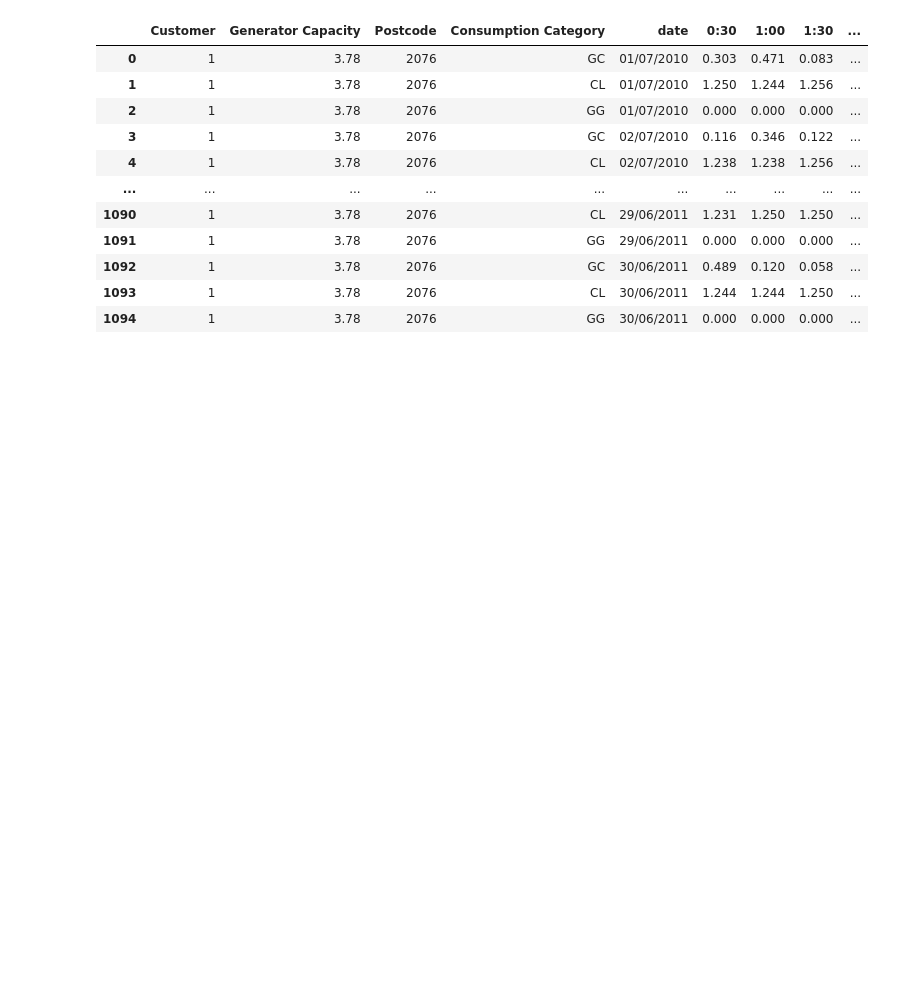
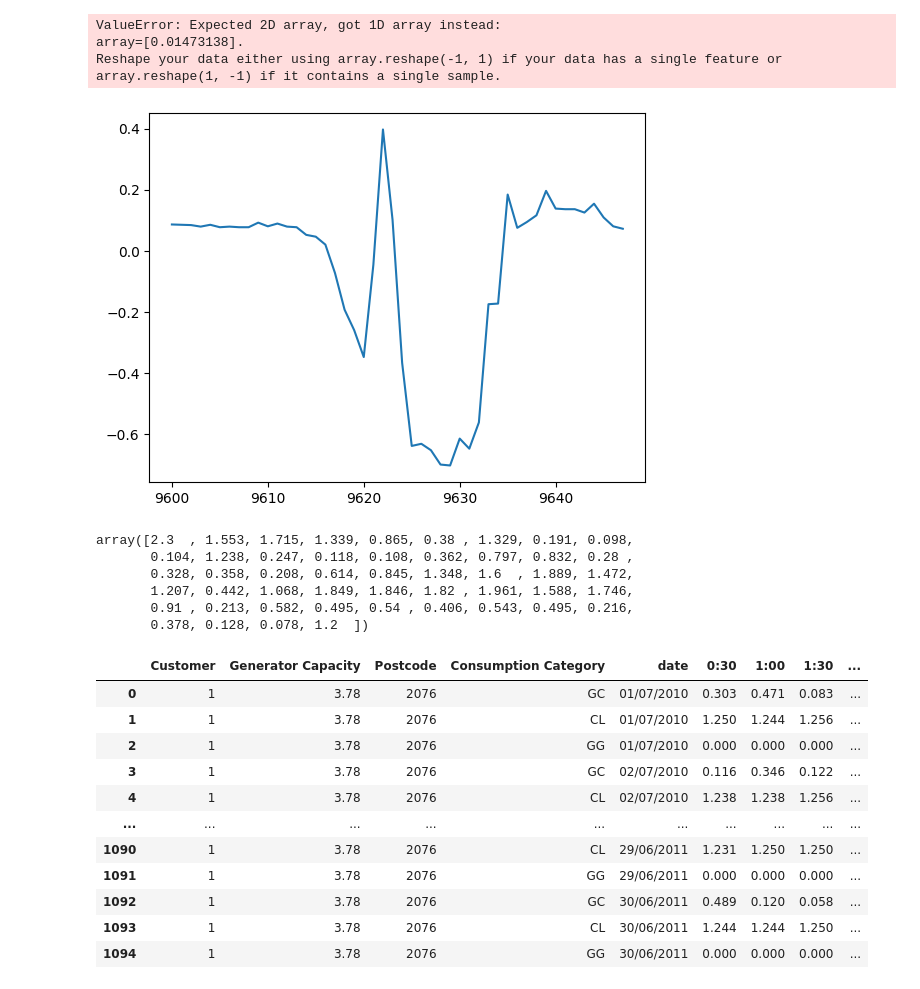
Before and after one commit to JonasSievers/Federated-Reinforcement-Learning-for-Battery-Charging, a Jupyter notebook: src/notebooks/data_visual.ipynb, the cells around one changed output. Drawn from its saved outputs; the diff is of its cells as text; code cells hidden in the pictures; blank space fills up the shorter version.

Commit message:
changed env to test

```diff
--- a/src/notebooks/data_visual.ipynb
+++ b/src/notebooks/data_visual.ipynb
@@ -11,4 +16,4 @@ import utils.dataloader as dataloader
 dfload = dataloader.loadData("../../data/load1011.csv")
 dfprice = dataloader.loadPrice("../../data/price.csv")
 dfmix = dataloader.loadMix("../../data/fuel2021.csv")
-load, pv, price = dataloader.get_customer_data(dfload,dfprice,dfmix,1)
+load, pv, price = dataloader.get_customer_data(dfload,dfprice,dfmix,13)
@@ -35,3 +36,31 @@ load.iloc[1,0]
+# %%
+scaler = preprocessing.MinMaxScaler(feature_range=(0,1))
+scaler2 = preprocessing.MinMaxScaler(feature_range=(0,1))
+test = pd.DataFrame(scaler.fit_transform(price)).iloc[0]
+
+scaler.inverse_transform(test)
+# %% [output]
+ValueError: Expected 2D array, got 1D array instead:
+array=[0.01473138].
+Reshape your data either using array.reshape(-1, 1) if your data has a single feature or array.reshape(1, -1) if it contains a single sample.
+# %%
+plt.plot((load - pv).iloc[9600:9648])
+plt.show()
+# %% [output]
+[figure, added]
+# %%
+
+current_timestep = 0
+test = (load.iloc[current_timestep+1 : current_timestep+25, 0])
+test2 = np.array([2.3])
+np.concatenate(([2.3],test))
+# %% [output]
+array([2.3  , 1.553, 1.715, 1.339, 0.865, 0.38 , 1.329, 0.191, 0.098,
+       0.104, 1.238, 0.247, 0.118, 0.108, 0.362, 0.797, 0.832, 0.28 ,
+       0.328, 0.358, 0.208, 0.614, 0.845, 1.348, 1.6  , 1.889, 1.472,
+       1.207, 0.442, 1.068, 1.849, 1.846, 1.82 , 1.961, 1.588, 1.746,
+       0.91 , 0.213, 0.582, 0.495, 0.54 , 0.406, 0.543, 0.495, 0.216,
+       0.378, 0.128, 0.078, 1.2  ])
 # %%
 dfload[(dfload['Customer'] == 1)]
 # %% [output]
```
Also changed, not shown: parts of 5 cells of this notebook, 4 other files.
